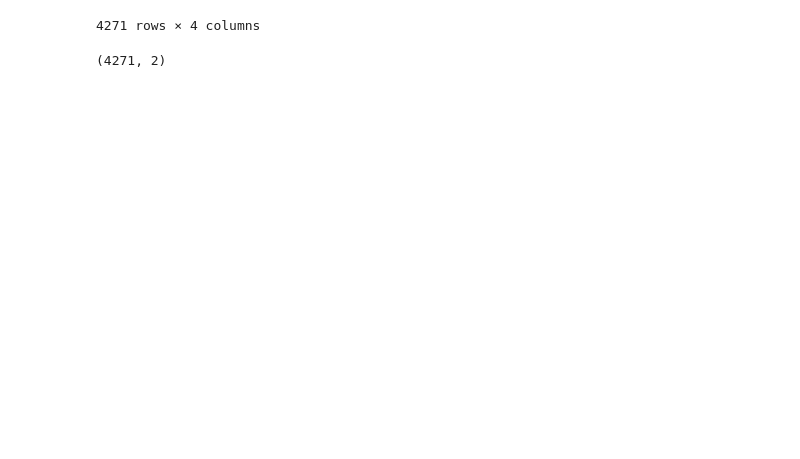
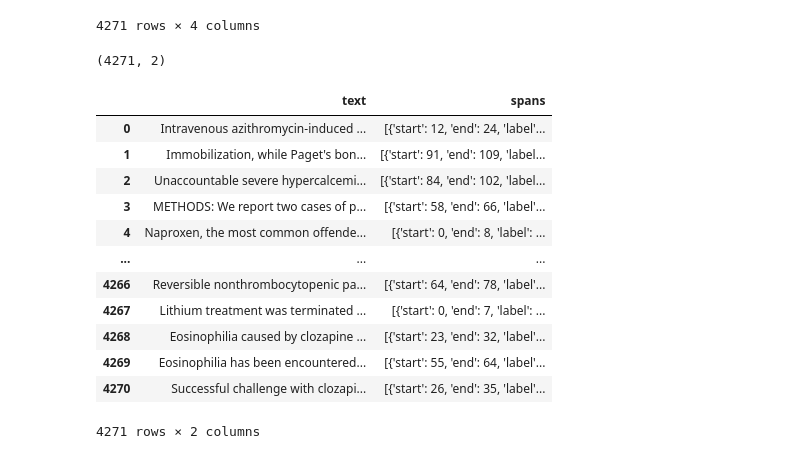
Before and after one commit to AmeyDande/Pharmacovigilance, a Jupyter notebook: notebook/prepraing_ade.ipynb, the cells around one changed output. Drawn from its saved outputs; the diff is of its cells as text; code cells hidden in the pictures; blank space fills up the shorter version.

```diff
--- a/notebook/prepraing_ade.ipynb
+++ b/notebook/prepraing_ade.ipynb
@@ -81,5 +81,21 @@ ner_df = pd.DataFrame({
 print(ner_df.shape)
 # %% [output]
 (4271, 2)
+# %%
+ner_df
+# %% [output]
+|  | text | spans |
+| 0 | Intravenous azithromycin-induced ... | [{'start': 12, 'end': 24, 'label'... |
+| 1 | Immobilization, while Paget's bon... | [{'start': 91, 'end': 109, 'label... |
+| 2 | Unaccountable severe hypercalcemi... | [{'start': 84, 'end': 102, 'label... |
+| 3 | METHODS: We report two cases of p... | [{'start': 58, 'end': 66, 'label'... |
+| 4 | Naproxen, the most common offende... | [{'start': 0, 'end': 8, 'label': ... |
+| ... | ... | ... |
+| 4266 | Reversible nonthrombocytopenic pa... | [{'start': 64, 'end': 78, 'label'... |
+| 4267 | Lithium treatment was terminated ... | [{'start': 0, 'end': 7, 'label': ... |
+| 4268 | Eosinophilia caused by clozapine ... | [{'start': 23, 'end': 32, 'label'... |
+| 4269 | Eosinophilia has been encountered... | [{'start': 55, 'end': 64, 'label'... |
+| 4270 | Successful challenge with clozapi... | [{'start': 26, 'end': 35, 'label'... |
+4271 rows × 2 columns
 # %%
 from sklearn.model_selection import train_test_split
```
Also changed, not shown: parts of 7 cells of this notebook.
